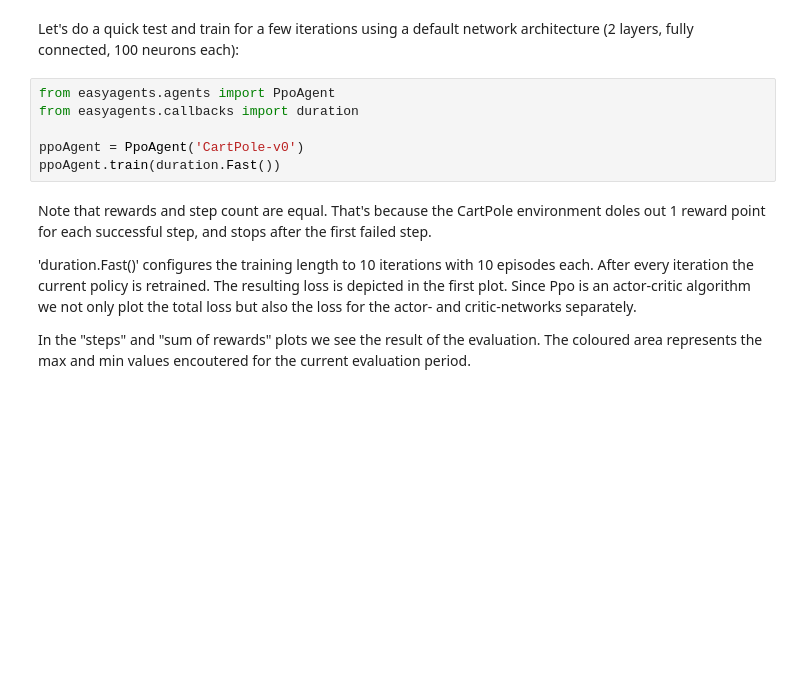
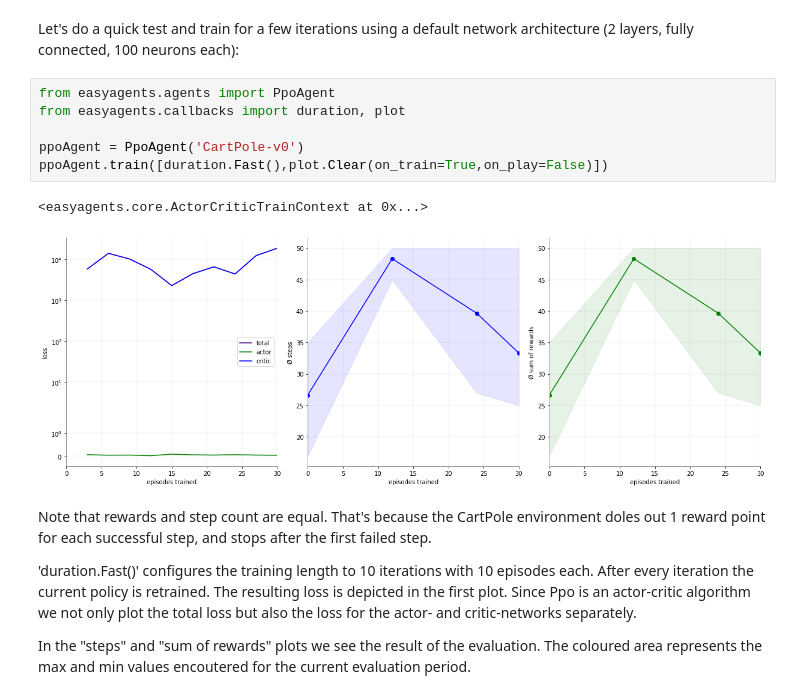
Before and after one commit to christianhidber/easyagents, a Jupyter notebook: jupyter_notebooks/easyagents_cartpole.ipynb, the cells around one changed output. Saved outputs shown, nothing was run; the diff lists cells and outputs as text; blank space fills up the shorter version.

```diff
--- a/jupyter_notebooks/easyagents_cartpole.ipynb
+++ b/jupyter_notebooks/easyagents_cartpole.ipynb
@@ -31,10 +31,13 @@ if 'google.colab' in sys.modules:
 Let's do a quick test and train for a few iterations using a default network architecture (2 layers, fully connected, 100 neurons each):
 # %%
 from easyagents.agents import PpoAgent
-from easyagents.callbacks import duration
+from easyagents.callbacks import duration, plot
 
 ppoAgent = PpoAgent('CartPole-v0')
-ppoAgent.train(duration.Fast())
+ppoAgent.train([duration.Fast(),plot.Clear(on_train=True,on_play=False)])
+# %% [output]
+<easyagents.core.ActorCriticTrainContext at 0x...>
+[figure, added]
 # %% [markdown]
 Note that rewards and step count are equal. That's because the CartPole environment doles out 1 reward point for
 each successful step, and stops after the first failed step.
```
Also changed, not shown: parts of 1 cell of this notebook, 14 other files.
